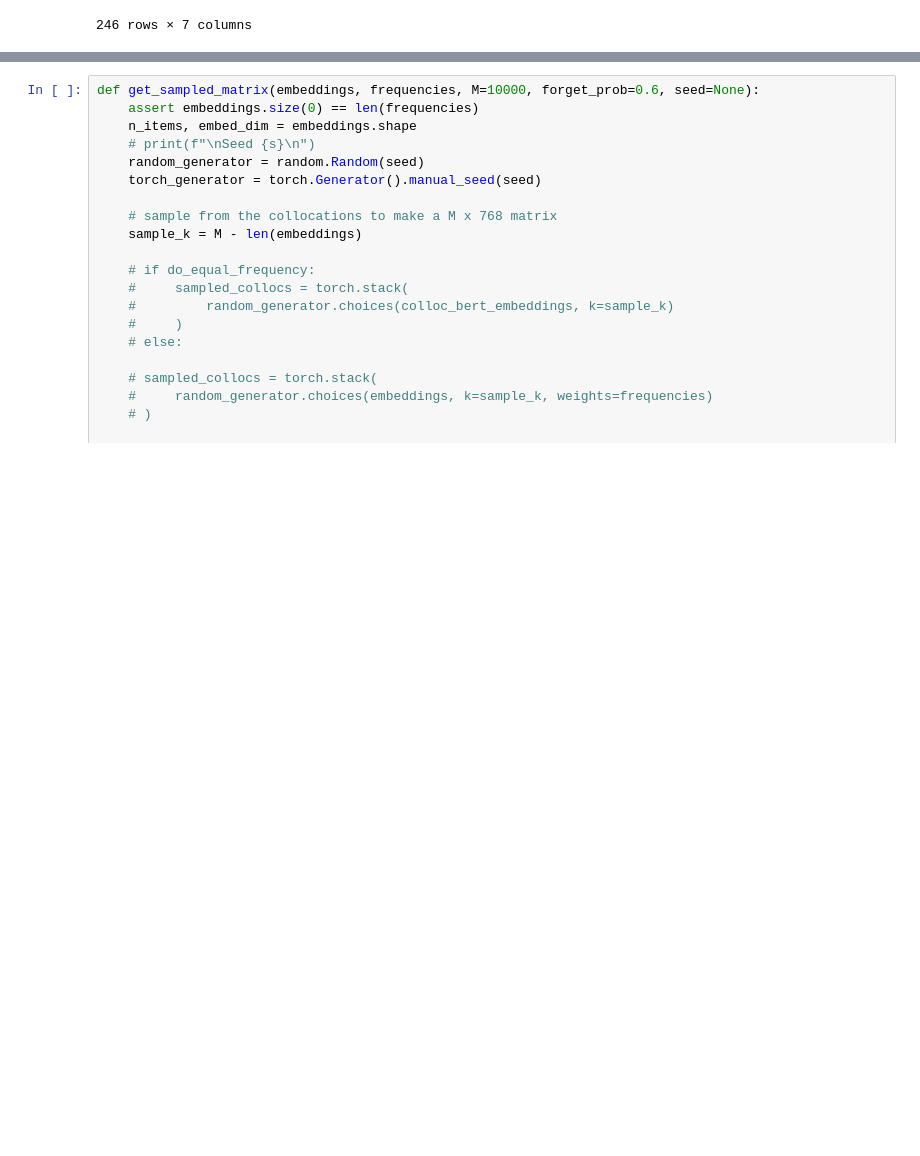
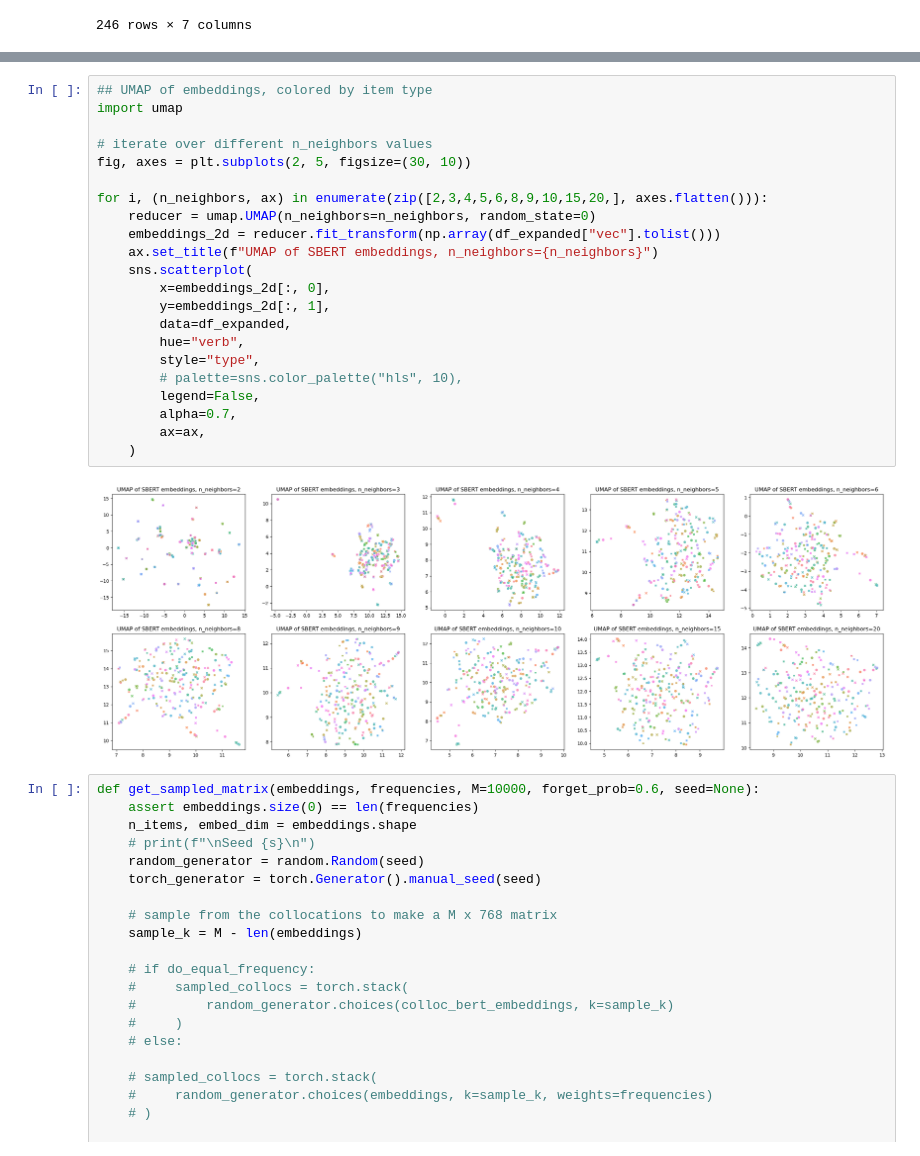
Before and after one commit to psydelle/minerva2, a Jupyter notebook: analysis/minerva_analyses.ipynb, the cells around one changed output, grey strips where cells are left out. Saved outputs shown, nothing was run; the diff lists cells and outputs as text; blank space fills up the shorter version.

```diff
--- a/analysis/minerva_analyses.ipynb
+++ b/analysis/minerva_analyses.ipynb
@@ -77,3 +144,27 @@ df_expanded
+# %%
+## UMAP of embeddings, colored by item type
+import umap
+
+# iterate over different n_neighbors values
+fig, axes = plt.subplots(2, 5, figsize=(30, 10))
+
+for i, (n_neighbors, ax) in enumerate(zip([2,3,4,5,6,8,9,10,15,20,], axes.flatten())):
+    reducer = umap.UMAP(n_neighbors=n_neighbors, random_state=0)
+    embeddings_2d = reducer.fit_transform(np.array(df_expanded["vec"].tolist()))
+    ax.set_title(f"UMAP of SBERT embeddings, n_neighbors={n_neighbors}")
+    sns.scatterplot(
+        x=embeddings_2d[:, 0],
+        y=embeddings_2d[:, 1],
+        data=df_expanded,
+        hue="verb",
+        style="type",
+        # palette=sns.color_palette("hls", 10),
+        legend=False,
+        alpha=0.7,
+        ax=ax,
+    )
+# %% [output]
+[figure, added]
 # %%
 def get_sampled_matrix(embeddings, frequencies, M=10000, forget_prob=0.6, seed=None):
     assert embeddings.size(0) == len(frequencies)
```
Also changed, not shown: parts of 3 cells of this notebook.
